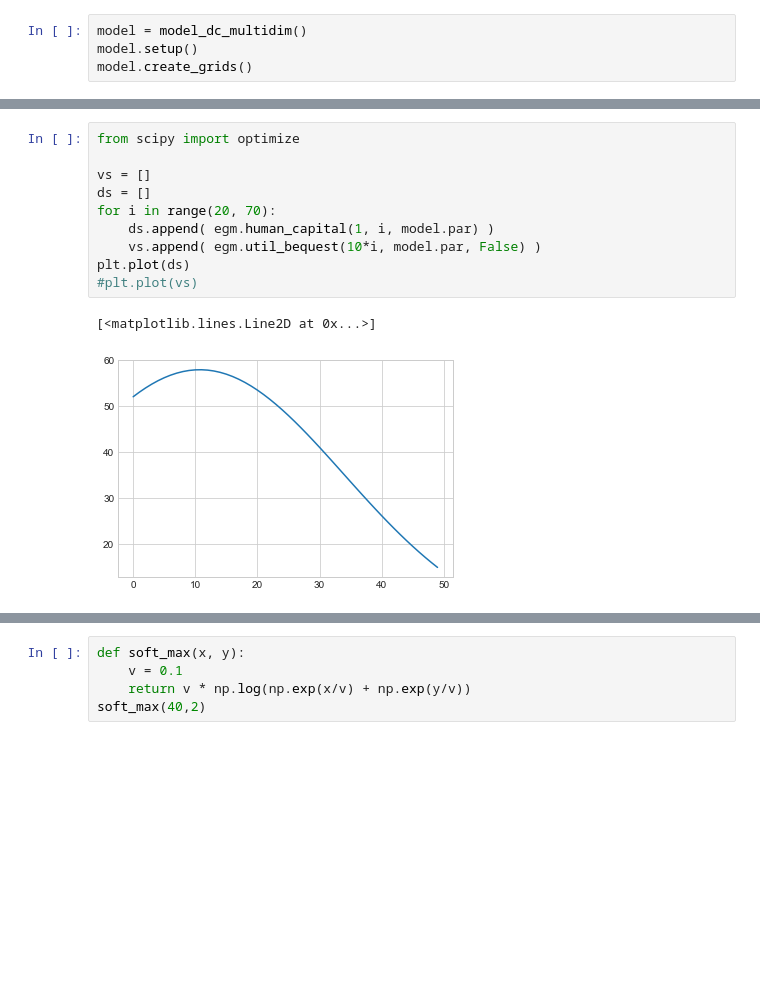
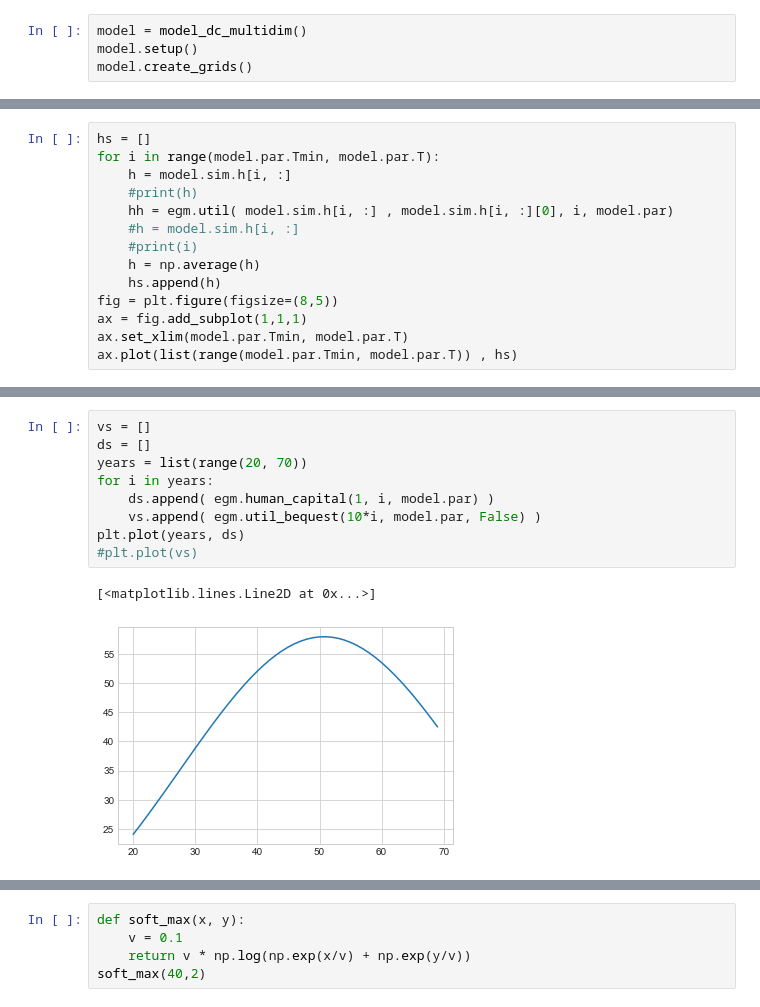
Before and after one commit to Goldfield1/IskhakovKeane2021Python, a Jupyter notebook: 05_dc_egm.ipynb, the cells around one changed output, grey strips where cells are left out. Drawn from its saved outputs; the diff is of its cells as text; blank space fills up the shorter version.

```diff
--- a/05_dc_egm.ipynb
+++ b/05_dc_egm.ipynb
@@ -187,0 +198,14 @@ simulate(model)
+# %%
+hs = []
+for i in range(model.par.Tmin, model.par.T):
+    h = model.sim.h[i, :]
+    #print(h)
+    hh = egm.util( model.sim.h[i, :] , model.sim.h[i, :][0], i, model.par)
+    #h = model.sim.h[i, :]
+    #print(i)
+    h = np.average(h)
+    hs.append(h)
+fig = plt.figure(figsize=(8,5))
+ax = fig.add_subplot(1,1,1)
+ax.set_xlim(model.par.Tmin, model.par.T)
+ax.plot(list(range(model.par.Tmin, model.par.T)) , hs)
@@ -188,13 +215,12 @@ simulate(model)
 # %%
-from scipy import optimize
-
 vs = []
 ds = []
-for i in range(20, 70):
+years = list(range(20, 70))
+for i in years:
     ds.append( egm.human_capital(1, i, model.par) )
     vs.append( egm.util_bequest(10*i, model.par, False) )
-plt.plot(ds)
+plt.plot(years, ds)
 #plt.plot(vs)
 # %% [output]
 [<matplotlib.lines.Line2D at 0x...>]
-[figure, old version]
+[figure, new version]
```
Also changed, not shown: parts of 14 cells of this notebook, 2 other files.
